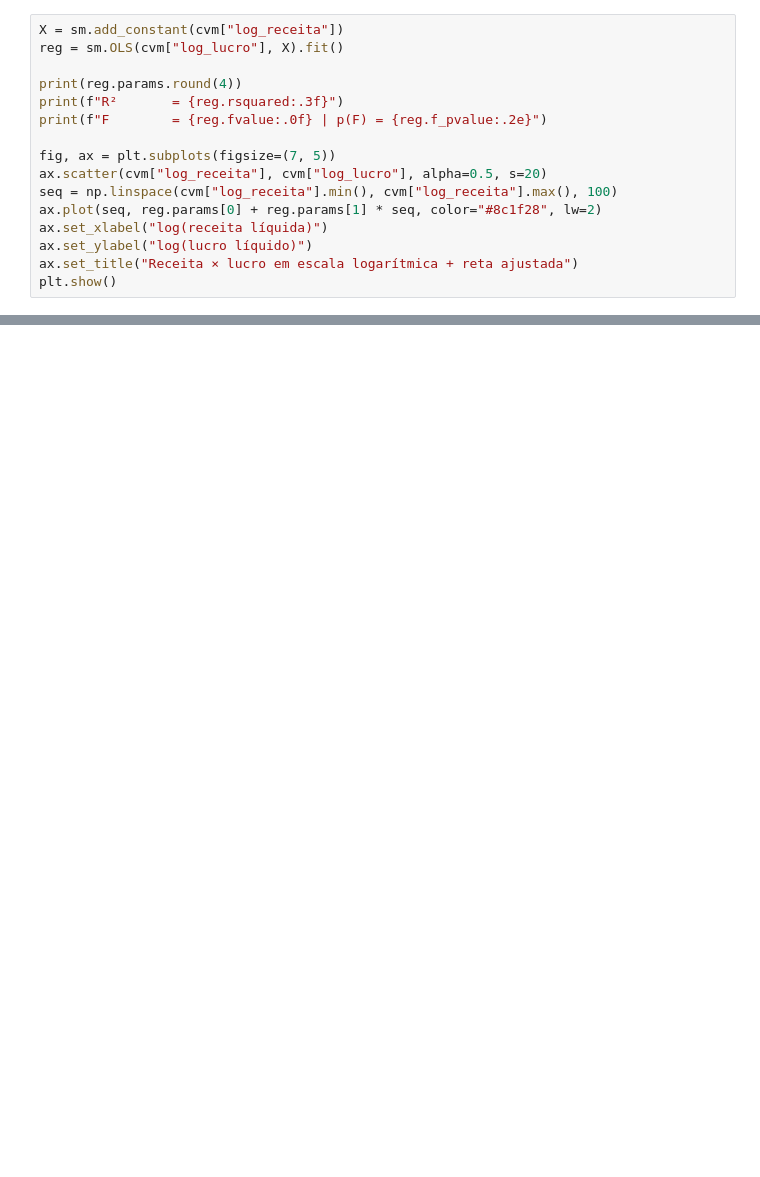
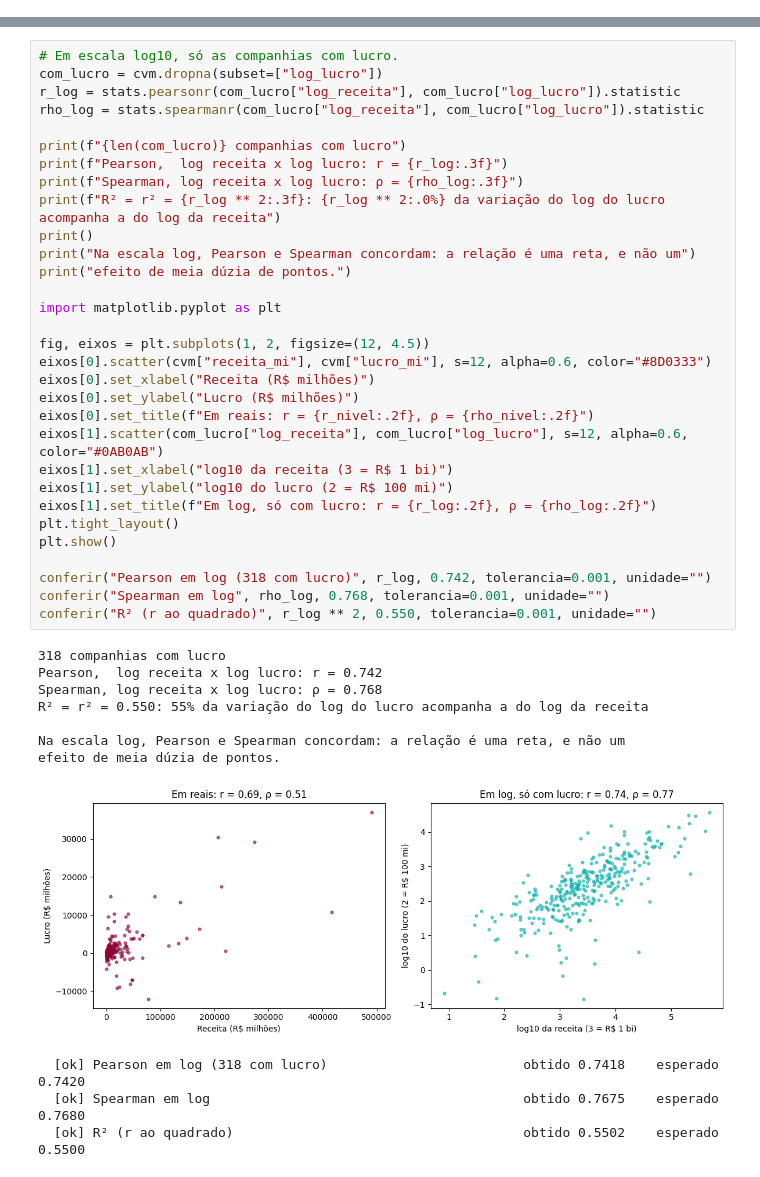
Before and after one commit to tadeugomes/metodos-pesquisa-quantitativa, a Jupyter notebook: notebooks/encontro-13/encontro13.ipynb, the cells around one changed output, grey strips where cells are left out. Drawn from its saved outputs; the diff is of its cells as text; blank space fills up the shorter version.

Commit message:
Encontros 12 e 13: ANOVA, não paramétricos, correlação e regressão linear e logística
Co-Authored-By: Claude Opus 5.5 <noreply@anthropic.com>

```diff
--- a/notebooks/encontro-13/encontro13.ipynb
+++ b/notebooks/encontro-13/encontro13.ipynb
@@ -197,16 +0,0 @@ Ajuste a reta com `sm.OLS`. O `summary()` traz tudo, mas domine o essencial:
-# %%
-X = sm.add_constant(cvm["log_receita"])
-reg = sm.OLS(cvm["log_lucro"], X).fit()
-
-print(reg.params.round(4))
-print(f"R²       = {reg.rsquared:.3f}")
-print(f"F        = {reg.fvalue:.0f} | p(F) = {reg.f_pvalue:.2e}")
-
-fig, ax = plt.subplots(figsize=(7, 5))
-ax.scatter(cvm["log_receita"], cvm["log_lucro"], alpha=0.5, s=20)
-seq = np.linspace(cvm["log_receita"].min(), cvm["log_receita"].max(), 100)
-ax.plot(seq, reg.params[0] + reg.params[1] * seq, color="#8c1f28", lw=2)
-ax.set_xlabel("log(receita líquida)")
-ax.set_ylabel("log(lucro líquido)")
-ax.set_title("Receita × lucro em escala logarítmica + reta ajustada")
-plt.show()
@@ -263,0 +379,43 @@ correlacao_regressao(cvm, "log_receita", "log_lucro")
+# %%
+# Em escala log10, só as companhias com lucro.
+com_lucro = cvm.dropna(subset=["log_lucro"])
+r_log = stats.pearsonr(com_lucro["log_receita"], com_lucro["log_lucro"]).statistic
+rho_log = stats.spearmanr(com_lucro["log_receita"], com_lucro["log_lucro"]).statistic
+
+print(f"{len(com_lucro)} companhias com lucro")
+print(f"Pearson,  log receita x log lucro: r = {r_log:.3f}")
+print(f"Spearman, log receita x log lucro: ρ = {rho_log:.3f}")
+print(f"R² = r² = {r_log ** 2:.3f}: {r_log ** 2:.0%} da variação do log do lucro acompanha a do log da receita")
+print()
+print("Na escala log, Pearson e Spearman concordam: a relação é uma reta, e não um")
+print("efeito de meia dúzia de pontos.")
+
+import matplotlib.pyplot as plt
+
+fig, eixos = plt.subplots(1, 2, figsize=(12, 4.5))
+eixos[0].scatter(cvm["receita_mi"], cvm["lucro_mi"], s=12, alpha=0.6, color="#8D0333")
+eixos[0].set_xlabel("Receita (R$ milhões)")
+eixos[0].set_ylabel("Lucro (R$ milhões)")
+eixos[0].set_title(f"Em reais: r = {r_nivel:.2f}, ρ = {rho_nivel:.2f}")
+eixos[1].scatter(com_lucro["log_receita"], com_lucro["log_lucro"], s=12, alpha=0.6, color="#0AB0AB")
+eixos[1].set_xlabel("log10 da receita (3 = R$ 1 bi)")
+eixos[1].set_ylabel("log10 do lucro (2 = R$ 100 mi)")
+eixos[1].set_title(f"Em log, só com lucro: r = {r_log:.2f}, ρ = {rho_log:.2f}")
+plt.tight_layout()
+plt.show()
+
+conferir("Pearson em log (318 com lucro)", r_log, 0.742, tolerancia=0.001, unidade="")
+conferir("Spearman em log", rho_log, 0.768, tolerancia=0.001, unidade="")
+conferir("R² (r ao quadrado)", r_log ** 2, 0.550, tolerancia=0.001, unidade="")
+# %% [output]
+318 companhias com lucro
+Pearson,  log receita x log lucro: r = 0.742
+Spearman, log receita x log lucro: ρ = 0.768
+R² = r² = 0.550: 55% da variação do log do lucro acompanha a do log da receita
+
+Na escala log, Pearson e Spearman concordam: a relação é uma reta, e não um
+efeito de meia dúzia de pontos.
+[figure, added]
+  [ok] Pearson em log (318 com lucro)                         obtido 0.7418    esperado 0.7420
+  [ok] Spearman em log                                        obtido 0.7675    esperado 0.7680
+  [ok] R² (r ao quadrado)                                     obtido 0.5502    esperado 0.5500
```
Also changed, not shown: parts of 69 cells of this notebook, 7 other files.
